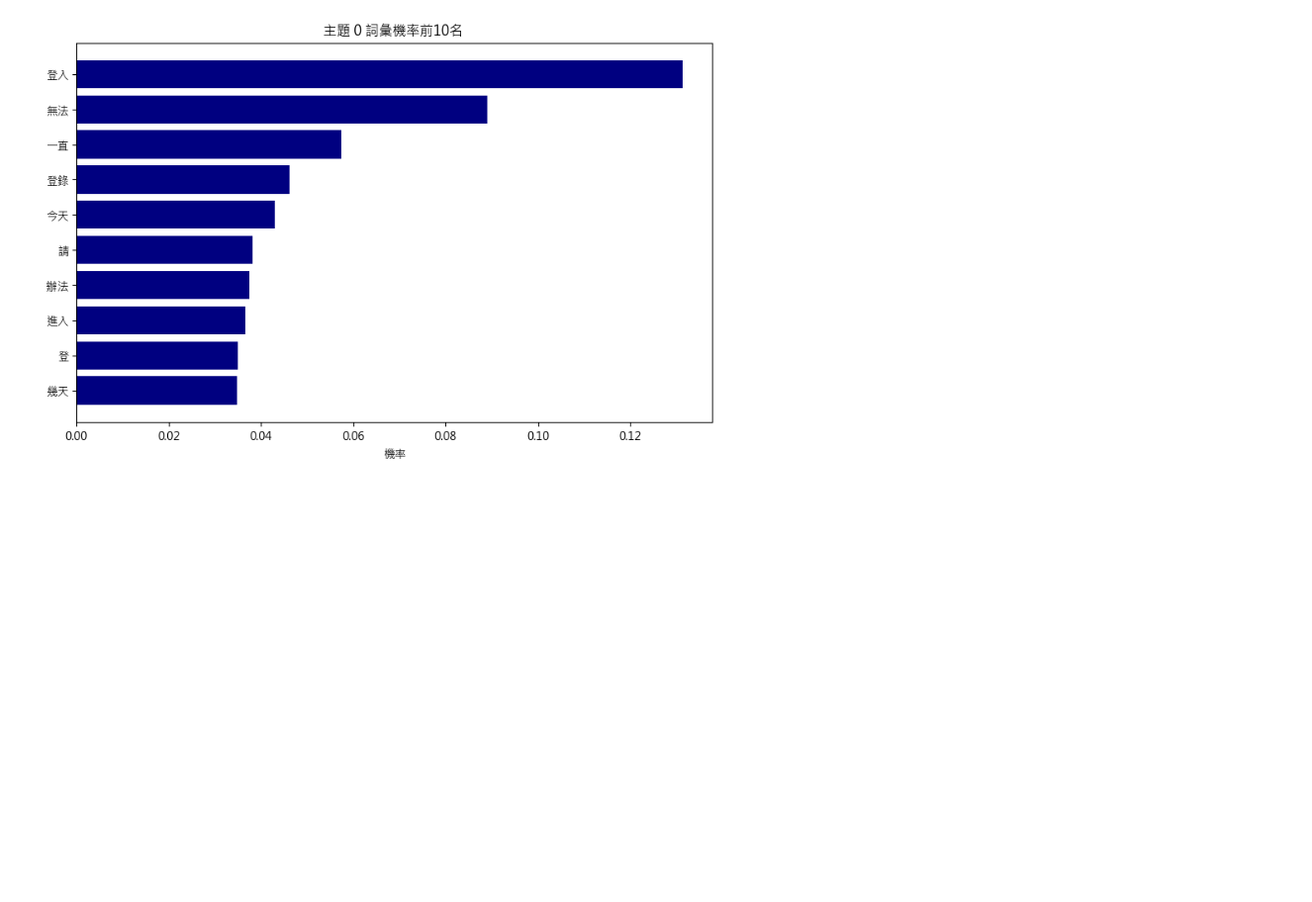
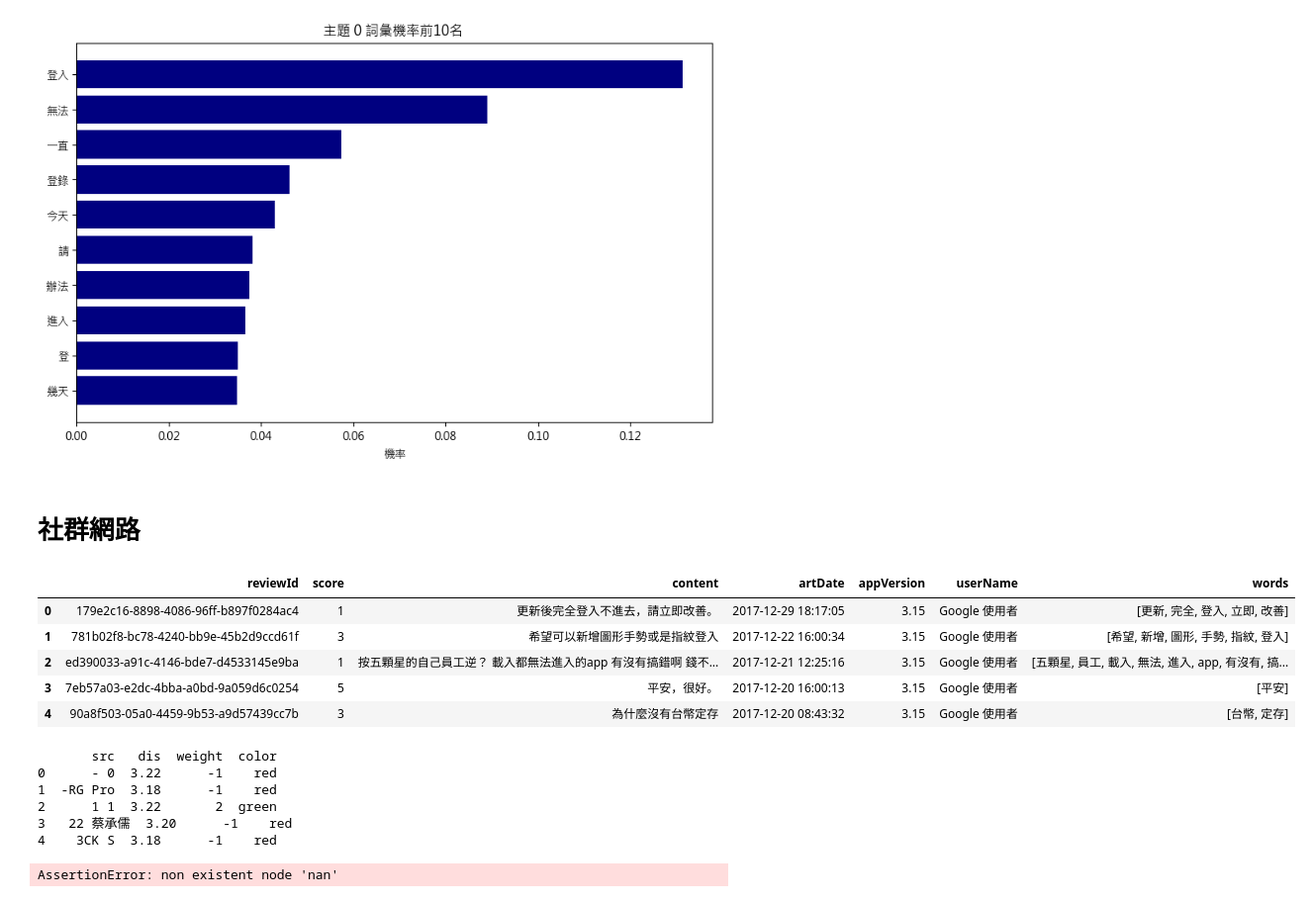
Before and after one commit to hank9453/sb, a Jupyter notebook: topic_model_zh_udn.ipynb, the cells around one changed output. Shown at 99% size. Cells and saved outputs as stored; diff of their text form; code cells hidden in the pictures; blank space fills up the shorter version.

```diff
--- a/topic_model_zh_udn.ipynb
+++ b/topic_model_zh_udn.ipynb
@@ -831,3 +821,5 @@ for i in top_distribution:
 [figure]
 [figure]
 [figure]
+# %% [markdown]
+# 社群網路
@@ -833,0 +833,78 @@ for i in top_distribution:
+# %%
+
+
+udn.head()
+# %% [output]
+|  | reviewId | score | content | artDate | appVersion | userName | words |
+| 0 | 179e2c16-8898-4086-96ff-b897f0284ac4 | 1 | 更新後完全登入不進去，請立即改善。 | 2017-12-29 18:17:05 | 3.15 | Google 使用者 | [更新, 完全, 登入, 立即, 改善] |
+| 1 | 781b02f8-bc78-4240-bb9e-45b2d9ccd61f | 3 | 希望可以新增圖形手勢或是指紋登入 | 2017-12-22 16:00:34 | 3.15 | Google 使用者 | [希望, 新增, 圖形, 手勢, 指紋, 登入] |
+| 2 | ed390033-a91c-4146-bde7-d4533145e9ba | 1 | 按五顆星的自己員工逆？ 載入都無法進入的app 有沒有搞錯啊 錢不... | 2017-12-21 12:25:16 | 3.15 | Google 使用者 | [五顆星, 員工, 載入, 無法, 進入, app, 有沒有, 搞... |
+| 3 | 7eb57a03-e2dc-4bba-a0bd-9a059d6c0254 | 5 | 平安，很好。 | 2017-12-20 16:00:13 | 3.15 | Google 使用者 | [平安] |
+| 4 | 90a8f503-05a0-4459-9b53-a9d57439cc7b | 3 | 為什麼沒有台幣定存 | 2017-12-20 08:43:32 | 3.15 | Google 使用者 | [台幣, 定存] |
+# %%
+#parse comment
+
+
+re_df = udn[['userName','appVersion','score']].rename(columns = {'userName':'src','appVersion':'dis','score':'weight'})
+re_df = re_df[~re_df['src'].isna()]
+re_df = re_df[~re_df['dis'].isna()]
+re_df = re_df[~re_df['weight'].isna()]
+
+
+def convertStatus(s):
+  if s >3:
+    return 2
+  else :
+    return -1
+re_df['weight'] = re_df['weight'].map(convertStatus)
+re_df = re_df.groupby(['src','dis']).sum().reset_index()
+
+# 設定分數低的為紅色
+def getColor(w):
+  if w>0:
+    return 'green'
+  else:
+    return 'red'
+re_df['color'] = re_df.weight.map(getColor)
+
+print(re_df.head(5))
+# %% [output]
+       src   dis  weight  color
+0      - 0  3.22      -1    red
+1  -RG Pro  3.18      -1    red
+2      1 1  3.22       2  green
+3   22 蔡承儒  3.20      -1    red
+4    3CK S  3.18      -1    red
+# %%
+import pyvis
+from PIL import Image
+
+netWork = pyvis.network.Network(notebook=True, cdn_resources='in_line',directed=True)
+
+
+person = list(set(re_df.src.unique().tolist()))
+
+url = po_df.dis.unique().tolist()
+netWork.add_nodes(
+    nodes = person,
+    value = [1 for i in range(len(person))],
+    color = ['#66CDAA' for i in range(len(person))],
+    title = person
+)
+netWork.add_nodes(
+    nodes = url,
+    value = [2 for i in range(len(url))],
+    color = ['#FFB366' for i in range(len(url))],
+    title = url
+)
+for i in po_df.to_numpy():
+  netWork.add_edge(i[0],i[1],width = 2,color='grey')
+for i in re_df.to_numpy():
+  netWork.add_edge(i[0],i[1],width = 2,color=i[3])
+
+# 設定layout
+netWork.repulsion()
+
+netWork.save_graph('network.html')
+# %% [output]
+AssertionError: non existent node 'nan'
```
Also changed, not shown: parts of 6 cells of this notebook, 3 other files.
